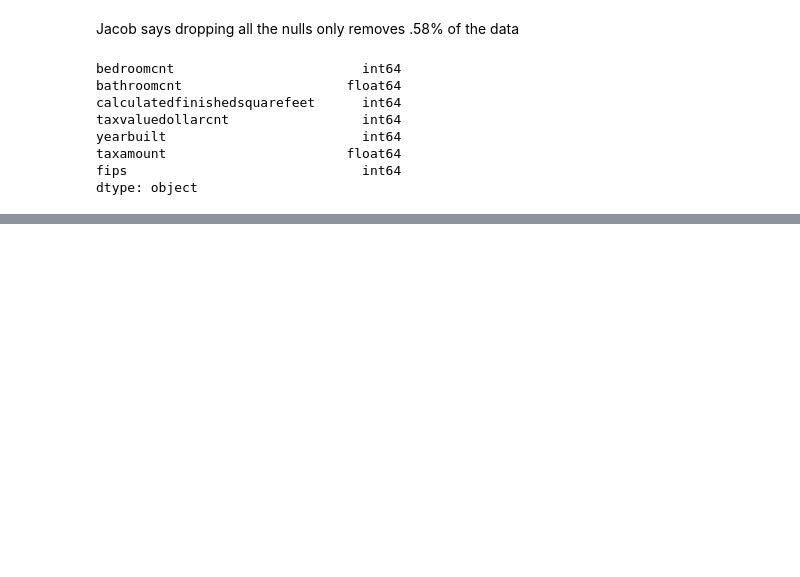
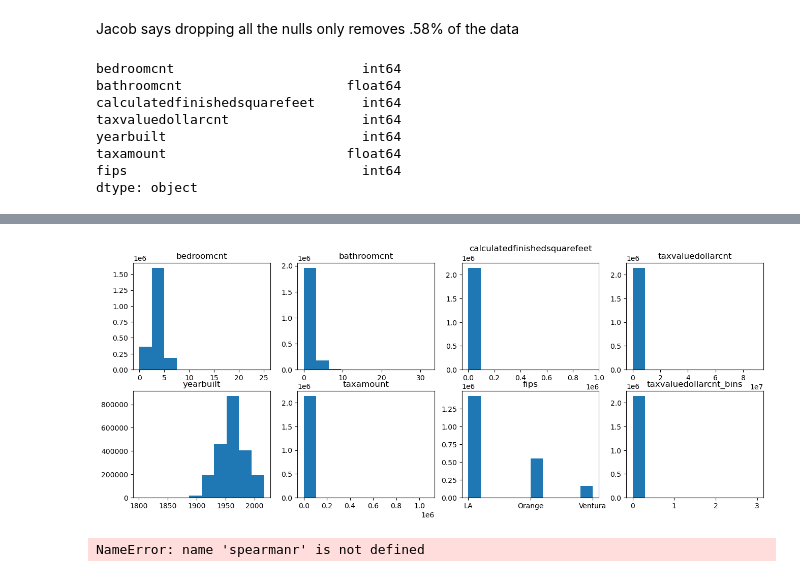
Before and after one commit to mikaul-mcdermid/regression_exercises, a Jupyter notebook: regression_exercises.ipynb, the cells around one changed output, grey strips where cells are left out. Cells and saved outputs as stored; diff of their text form; code cells hidden in the pictures; blank space fills up the shorter version.

```diff
--- a/regression_exercises.ipynb
+++ b/regression_exercises.ipynb
@@ -65,3 +66,5 @@ yearbuilt                         int64
 taxamount                       float64
 fips                              int64
 dtype: object
+# %%
+df = w.wrangle_zillow()
@@ -67,0 +73,2 @@ dtype: object
+# %%
+df.fips = df.fips.map({6037:'LA', 6059:'Orange', 6111:'Ventura'})
@@ -67,0 +87,11 @@ dtype: object
+# %%
+plt.figure(figsize=(16,6))
+
+for i, col in enumerate(df.columns):
+    plot_number = i+1
+    plt.subplot(2,4,plot_number)
+    plt.title(col)
+    plt.hist(df[col])
+plt.show()
+# %% [output]
+[figure, added]
@@ -67,0 +100,5 @@ dtype: object
+# %%
+r, p = spearmanr, (train.exam1, train.final_grade)
+r,p
+# %% [output]
+NameError: name 'spearmanr' is not defined
```
Also changed, not shown: parts of 8 cells of this notebook, 1 other file.
